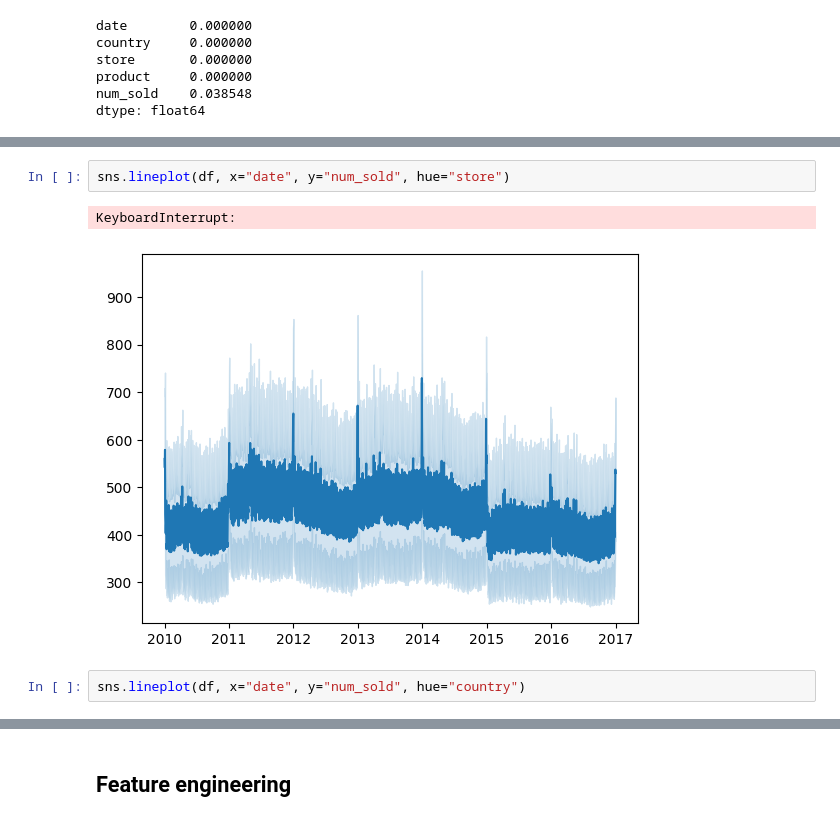
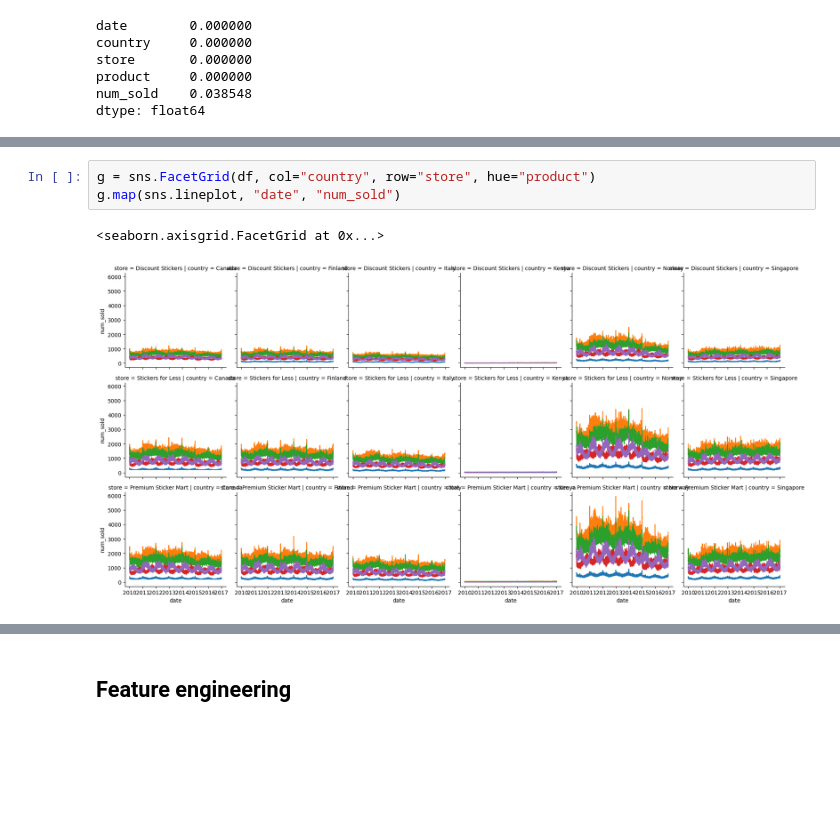
Before and after one commit to rjvillen/Forecasting-Kaggle-Sticker-Sales, a Jupyter notebook: Basic-EDA.ipynb, the cells around one changed output, grey strips where cells are left out. Cells and saved outputs as stored; diff of their text form; blank space fills up the shorter version.

```diff
--- a/Basic-EDA.ipynb
+++ b/Basic-EDA.ipynb
@@ -124,7 +158,6 @@ for country in df["country"].unique():
-# %%
-sns.lineplot(df, x="date", y="num_sold", hue="store")
-# %% [output]
-KeyboardInterrupt:
-[figure, removed]
-# %%
-sns.lineplot(df, x="date", y="num_sold", hue="country")
+# %%
+g = sns.FacetGrid(df, col="country", row="store", hue="product")
+g.map(sns.lineplot, "date", "num_sold")
+# %% [output]
+<seaborn.axisgrid.FacetGrid at 0x...>
+[figure, added]
```
Also changed, not shown: parts of 14 cells of this notebook.
